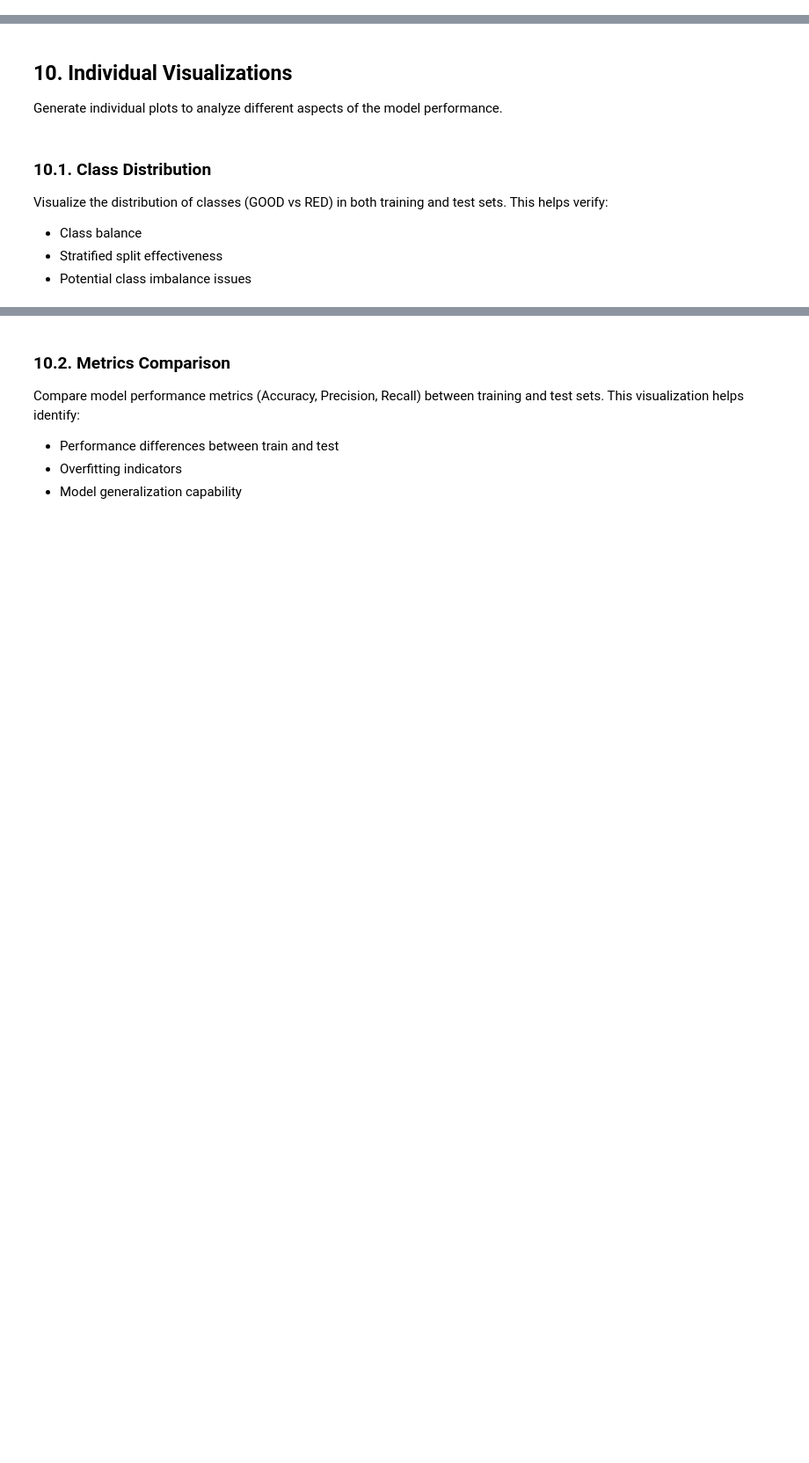
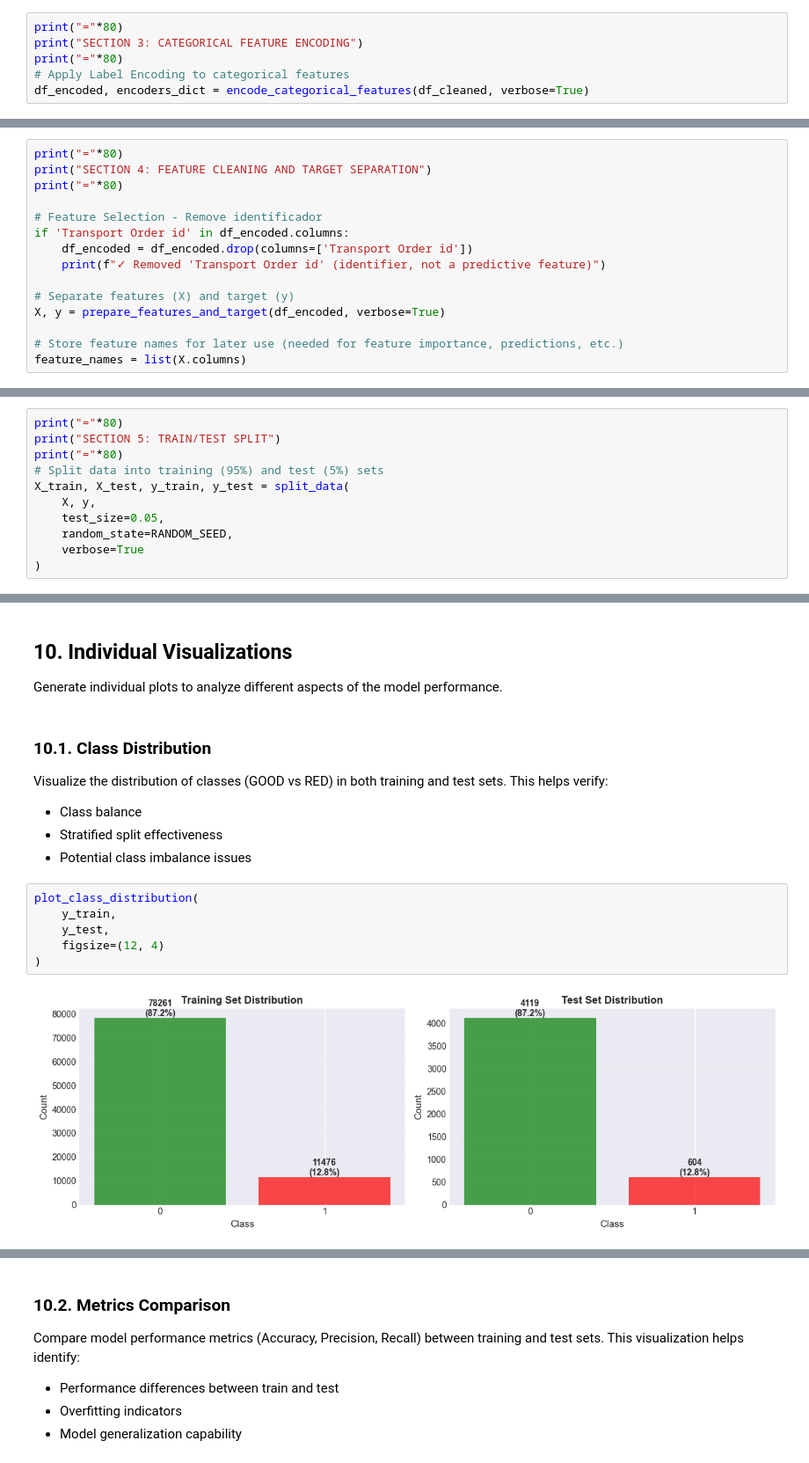
Before and after one commit to MuketaUeda/TaskException, a Jupyter notebook: notebook/model.ipynb, the cells around one changed output, grey strips where cells are left out. Shown at 88% size. Saved outputs shown, nothing was run; the diff lists cells and outputs as text; blank space fills up the shorter version.

```diff
--- a/notebook/model.ipynb
+++ b/notebook/model.ipynb
@@ -31,3 +189,9 @@ Optionally save processed data to `data/processed/` for faster subsequent runs.
 Apply Label Encoding to categorical variables. This converts text categories into numeric values that can be used by the machine learning model.
 
 The target variable (`Exception_output`) is NOT encoded at this stage.
+# %%
+print("="*80)
+print("SECTION 3: CATEGORICAL FEATURE ENCODING")
+print("="*80)
+# Apply Label Encoding to categorical features
+df_encoded, encoders_dict = encode_categorical_features(df_cleaned, verbose=True)
@@ -37,3 +219,18 @@ The target variable (`Exception_output`) is NOT encoded at this stage.
 Separate the dataset into:
 - **Features (X)**: All columns except `Exception_output`
 - **Target (y)**: `Exception_output` encoded as binary (RED=1, GOOD=0)
+# %%
+print("="*80)
+print("SECTION 4: FEATURE CLEANING AND TARGET SEPARATION")
+print("="*80)
+
+# Feature Selection - Remove identificador
+if 'Transport Order id' in df_encoded.columns:
+    df_encoded = df_encoded.drop(columns=['Transport Order id'])
+    print(f"✓ Removed 'Transport Order id' (identifier, not a predictive feature)")
+
+# Separate features (X) and target (y)
+X, y = prepare_features_and_target(df_encoded, verbose=True)
+
+# Store feature names for later use (needed for feature importance, predictions, etc.)
+feature_names = list(X.columns)
@@ -43,3 +258,14 @@ Separate the dataset into:
 Split the data into training (95%) and test (5%) sets using stratified sampling to maintain class distribution.
 
 **Case Requirement**: 5% for testing, maintaining class proportions.
+# %%
+print("="*80)
+print("SECTION 5: TRAIN/TEST SPLIT")
+print("="*80)
+# Split data into training (95%) and test (5%) sets
+X_train, X_test, y_train, y_test = split_data(
+    X, y,
+    test_size=0.05,
+    random_state=RANDOM_SEED,
+    verbose=True
+)
@@ -191,3 +630,11 @@ Visualize the distribution of classes (GOOD vs RED) in both training and test se
 - Class balance
 - Stratified split effectiveness
 - Potential class imbalance issues
+# %%
+plot_class_distribution(
+    y_train,
+    y_test,
+    figsize=(12, 4)
+)
+# %% [output]
+[figure, added]
```
Also changed, not shown: parts of 30 cells of this notebook, 5 other files.
